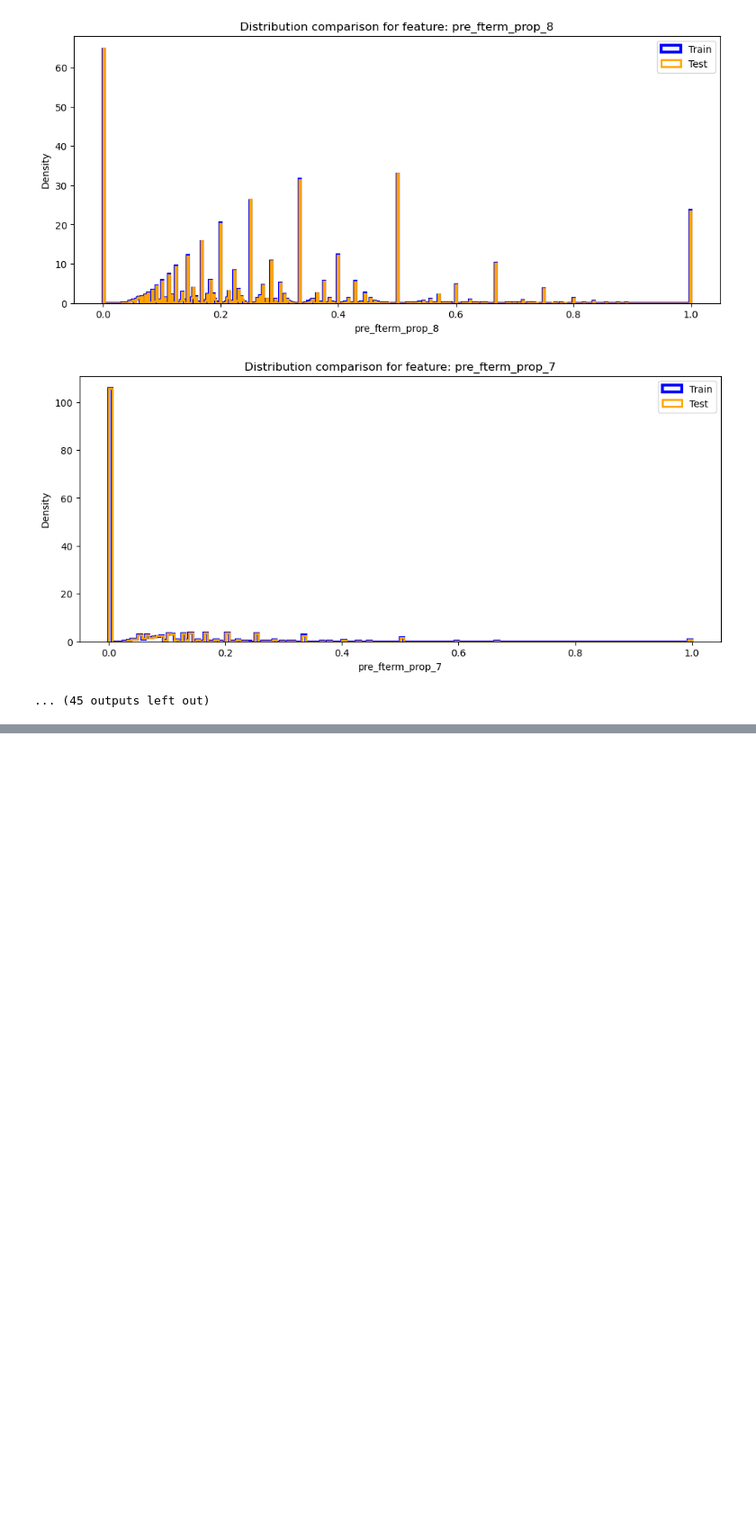
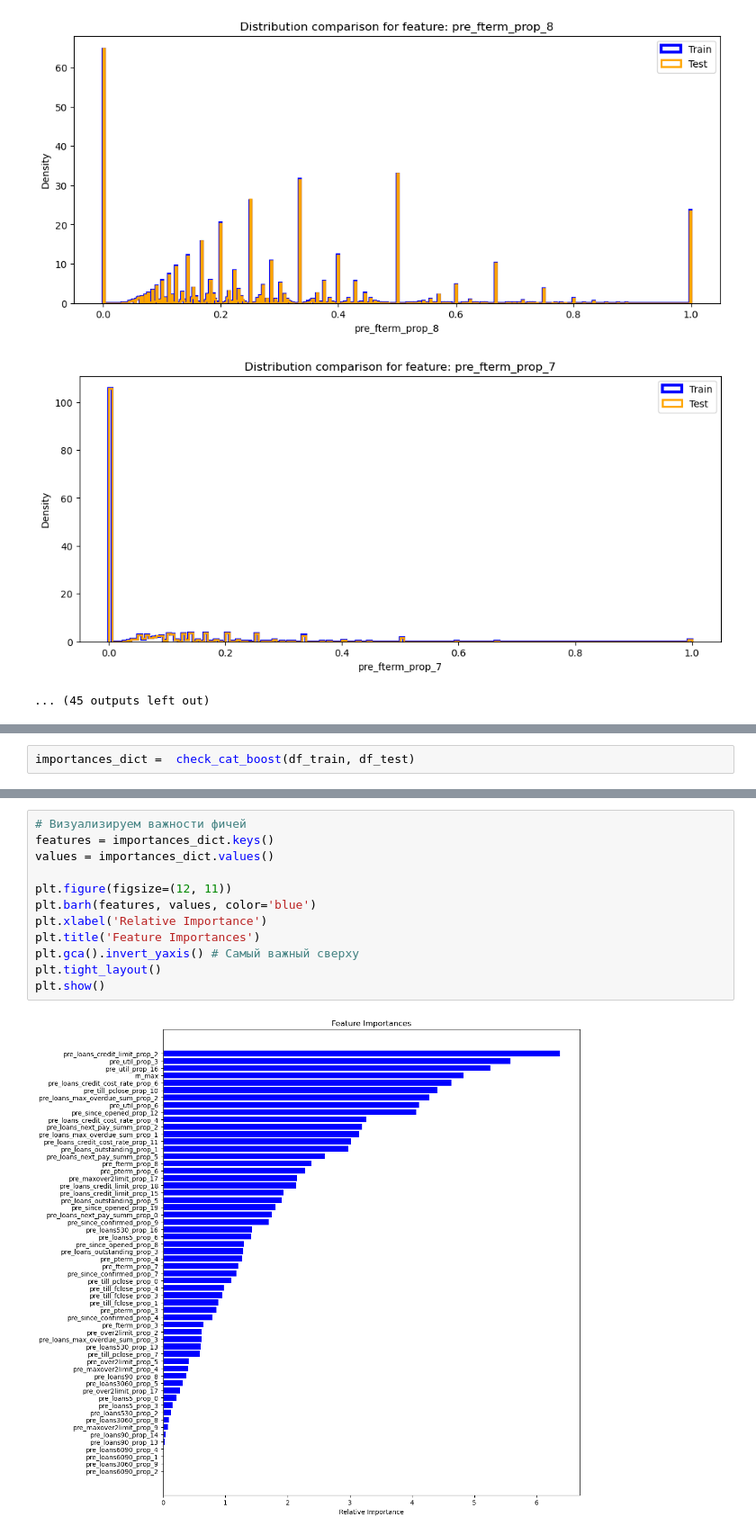
Before and after one commit to Sergey-Chursin/catboost-credit-scoring-pipeline, a Jupyter notebook: data_preparation.ipynb, the cells around one changed output, grey strips where cells are left out. Shown at 90% size. Cells and saved outputs as stored; diff of their text form; blank space fills up the shorter version.

Commit message:
Create new function check_cat_boost; Cross validate df_train with check_cat_boost

```diff
--- a/data_preparation.ipynb
+++ b/data_preparation.ipynb
@@ -1119,0 +1218,2 @@ for col in columns:
+# %%
+importances_dict =  check_cat_boost(df_train, df_test)
@@ -1119,0 +1259,14 @@ for col in columns:
+# %%
+# Визуализируем важности фичей
+features = importances_dict.keys()
+values = importances_dict.values()
+
+plt.figure(figsize=(12, 11))
+plt.barh(features, values, color='blue')
+plt.xlabel('Relative Importance')
+plt.title('Feature Importances')
+plt.gca().invert_yaxis() # Самый важный сверху
+plt.tight_layout()
+plt.show()
+# %% [output]
+[figure, added]
```
Also changed, not shown: parts of 4 cells of this notebook.
